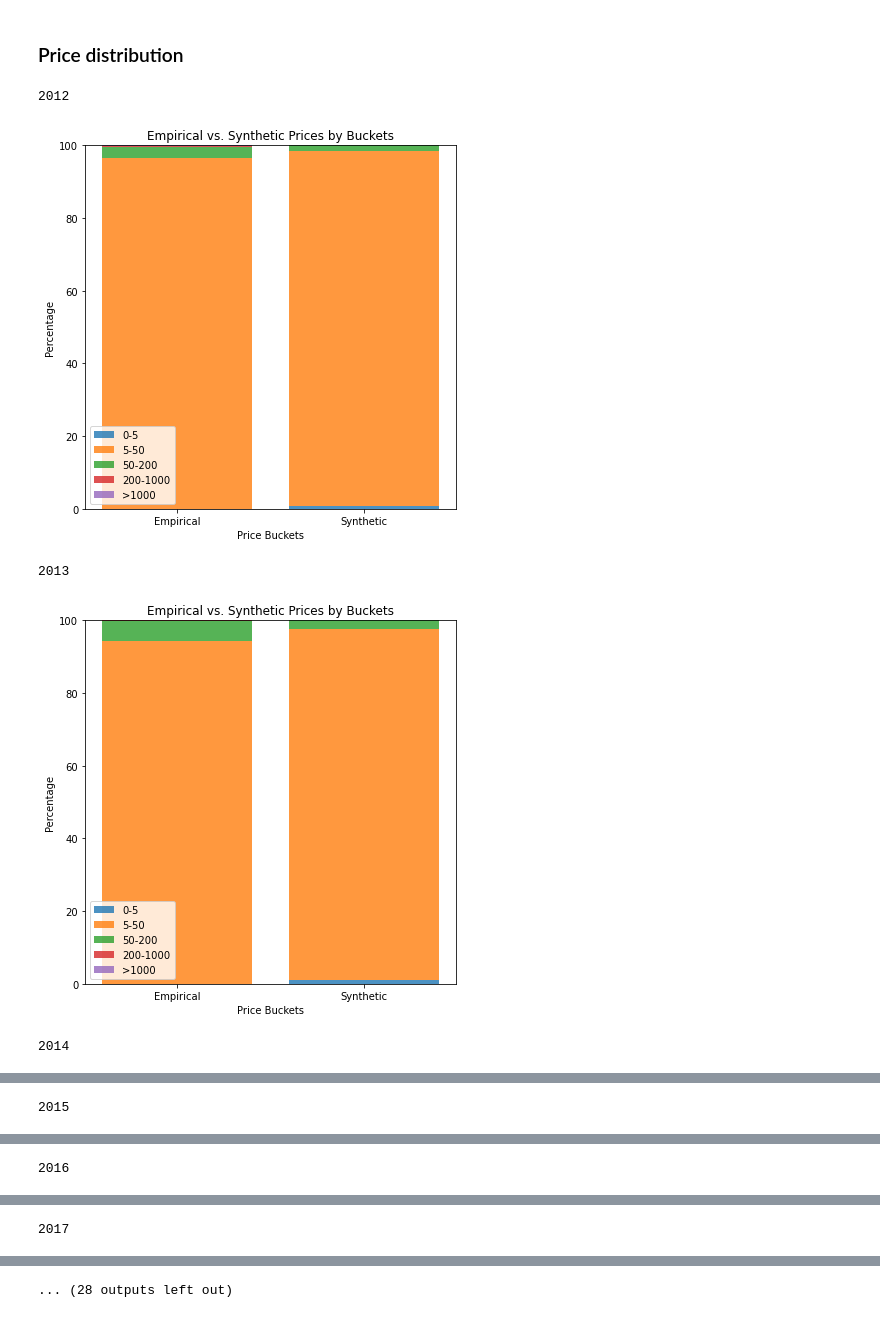
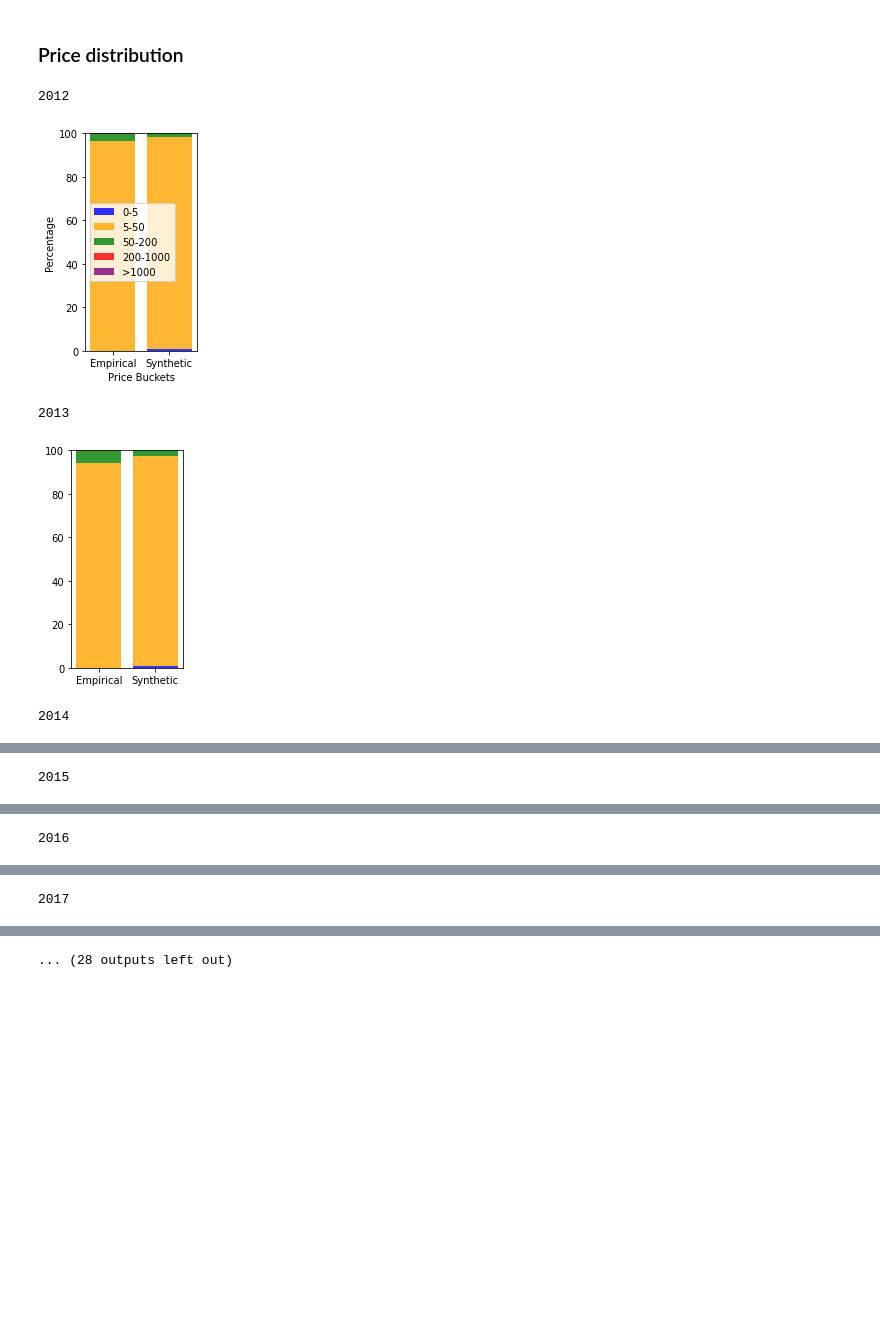
Before and after one commit to tototobo/MIT_Thesis, a Jupyter notebook: 07_21_presentation/presentation.ipynb, the cells around one changed output, grey strips where cells are left out. Drawn from its saved outputs; the diff is of its cells as text; code cells hidden in the pictures; blank space fills up the shorter version.

```diff
--- a/07_21_presentation/presentation.ipynb
+++ b/07_21_presentation/presentation.ipynb
@@ -475,7 +475,7 @@ for year in years:
     print(year)
 
     # Plotting the stacked bar chart
-    fig, ax = plt.subplots(figsize=(6, 6))
+    fig, ax = plt.subplots(figsize=(2, 4))
 
     # Set the width of the bars
     bar_width = 0.8
@@ -485,21 +485,23 @@ for year in years:
     tick_labels = ['Empirical', 'Synthetic']
 
     # Plot the bars for empirical prices and synthetic prices, adjusting the bottom parameter for each bar
-    ax.bar(bar_positions, df_bucket_0_5['Percentage'], bar_width, label='0-5', alpha=0.8)
-    ax.bar(bar_positions, df_bucket_5_50['Percentage'], bar_width, bottom=df_bucket_0_5['Percentage'], label='5-50', alpha=0.8)
-    ax.bar(bar_positions, df_bucket_50_200['Percentage'], bar_width, bottom=df_bucket_0_5['Percentage'] + df_bucket_5_50['Percentage'], label='50-200', alpha=0.8)
-    ax.bar(bar_positions, df_bucket_200_1000['Percentage'], bar_width, bottom=df_bucket_0_5['Percentage'] + df_bucket_5_50['Percentage'] + df_bucket_50_200['Percentage'], label='200-1000', alpha=0.8)
-    ax.bar(bar_positions, df_bucket_1000['Percentage'], bar_width, bottom=df_bucket_0_5['Percentage'] + df_bucket_5_50['Percentage'] + df_bucket_50_200['Percentage'] + df_bucket_200_1000['Percentage'], label='>1000', alpha=0.8)
+    ax.bar(bar_positions, df_bucket_0_5['Percentage'], bar_width, label='0-5', alpha=0.8, color='blue')
+    ax.bar(bar_positions, df_bucket_5_50['Percentage'], bar_width, bottom=df_bucket_0_5['Percentage'], label='5-50', alpha=0.8, color='orange')
+    ax.bar(bar_positions, df_bucket_50_200['Percentage'], bar_width, bottom=df_bucket_0_5['Percentage'] + df_bucket_5_50['Percentage'], label='50-200', alpha=0.8, color='green')
+    ax.bar(bar_positions, df_bucket_200_1000['Percentage'], bar_width, bottom=df_bucket_0_5['Percentage'] + df_bucket_5_50['Percentage'] + df_bucket_50_200['Percentage'], label='200-1000', alpha=0.8, color='red')
+    ax.bar(bar_positions, df_bucket_1000['Percentage'], bar_width, bottom=df_bucket_0_5['Percentage'] + df_bucket_5_50['Percentage'] + df_bucket_50_200['Percentage'] + df_bucket_200_1000['Percentage'], label='>1000', alpha=0.8, color='purple')
 
     # Customize the plot
     ax.set_xticks(bar_positions)
     ax.set_xticklabels(tick_labels)
-    ax.set_xlabel('Price Buckets')
-    ax.set_ylabel('Percentage')
-    ax.set_title('Empirical vs. Synthetic Prices by Buckets')
-    ax.legend()
 
-    plt.tight_layout()
+
+    if year == 2012:
+    #     # Add a legend not on the plot, on the right side
+        ax.legend(loc='center left', bbox_to_anchor=(0, 0.5))
+        ax.set_xlabel('Price Buckets')
+        ax.set_ylabel('Percentage')
+    # plt.tight_layout()
     plt.show()
 
 for year in years:
@@ -605,47 +607,47 @@ for year in years:
 
     # number of hour in a year
     n=8760
     # Work with percentages
     df_bucket_0_5['Percentage'] = df_bucket_0_5['Count'] / n * 100 + 95
     df_bucket_5_50['Percentage'] = df_bucket_5_50['Count'] / n * 100
     df_bucket_50_200['Percentage'] = df_bucket_50_200['Count'] / n * 100
     df_bucket_200_1000['Percentage'] = df_bucket_200_1000['Count'] / n * 100
     df_bucket_1000['Percentage'] = df_bucket_1000['Count'] / n * 100
 
     print(year)
 
     # Plotting the stacked bar chart
-    fig, ax = plt.subplots(figsize=(6, 6))
+    fig, ax = plt.subplots(figsize=(2, 4))
 
     # Set the width of the bars
     bar_width = 0.8
 
     # Create evenly spaced positions for each bucket category
     bar_positions = np.arange(len(df_bucket_0_5))
     tick_labels = ['Empirical', 'Synthetic']
 
     # Plot the bars for empirical prices and synthetic prices, adjusting the bottom parameter for each bar
-    ax.bar(bar_positions, df_bucket_0_5['Percentage'], bar_width, label='0-5', alpha=0.8)
-    ax.bar(bar_positions, df_bucket_5_50['Percentage'], bar_width, bottom=df_bucket_0_5['Percentage'], label='5-50', alpha=0.8)
-    ax.bar(bar_positions, df_bucket_50_200['Percentage'], bar_width, bottom=df_bucket_0_5['Percentage'] + df_bucket_5_50['Percentage'], label='50-200', alpha=0.8)
-    ax.bar(bar_positions, df_bucket_200_1000['Percentage'], bar_width, bottom=df_bucket_0_5['Percentage'] + df_bucket_5_50['Percentage'] + df_bucket_50_200['Percentage'], label='200-1000', alpha=0.8)
-    ax.bar(bar_positions, df_bucket_1000['Percentage'], bar_width, bottom=df_bucket_0_5['Percentage'] + df_bucket_5_50['Percentage'] + df_bucket_50_200['Percentage'] + df_bucket_200_1000['Percentage'], label='>1000', alpha=0.8)
+    ax.bar(bar_positions, df_bucket_0_5['Percentage'], bar_width, label='0-5', alpha=0.8, color='blue')
+    ax.bar(bar_positions, df_bucket_5_50['Percentage'], bar_width, bottom=df_bucket_0_5['Percentage'], label='5-50', alpha=0.8, color='orange')
+    ax.bar(bar_positions, df_bucket_50_200['Percentage'], bar_width, bottom=df_bucket_0_5['Percentage'] + df_bucket_5_50['Percentage'], label='50-200', alpha=0.8, color='green')
+    ax.bar(bar_positions, df_bucket_200_1000['Percentage'], bar_width, bottom=df_bucket_0_5['Percentage'] + df_bucket_5_50['Percentage'] + df_bucket_50_200['Percentage'], label='200-1000', alpha=0.8, color='red')
+    ax.bar(bar_positions, df_bucket_1000['Percentage'], bar_width, bottom=df_bucket_0_5['Percentage'] + df_bucket_5_50['Percentage'] + df_bucket_50_200['Percentage'] + df_bucket_200_1000['Percentage'], label='>1000', alpha=0.8, color='purple')
 
     # Customize the plot
     ax.set_xticks(bar_positions)
     ax.set_xticklabels(tick_labels)
-    ax.set_xlabel('Price Buckets')
-    ax.set_ylabel('Percentage')
-    # set the y range from 95 to 100
-    ax.set_ylim([95, 100])
-    ax.set_title('Empirical vs. Synthetic Prices by Buckets')
-    ax.legend()
+        if year == 2012:
+    #     # Add a legend not on the plot, on the right side
+        ax.legend(loc='center left', bbox_to_anchor=(0, 0.5))
+        ax.set_xlabel('Price Buckets')
+        ax.set_ylabel('Percentage')
+    # plt.tight_layout()
 
-    plt.tight_layout()
+    # plt.tight_layout()
     plt.show()
 # %% [output]
 2012
-[figure, old version]
+[figure, new version]
 2013
-[figure, old version]
+[figure, new version]
 2014
```
Also changed, not shown: parts of 1 cell of this notebook.
